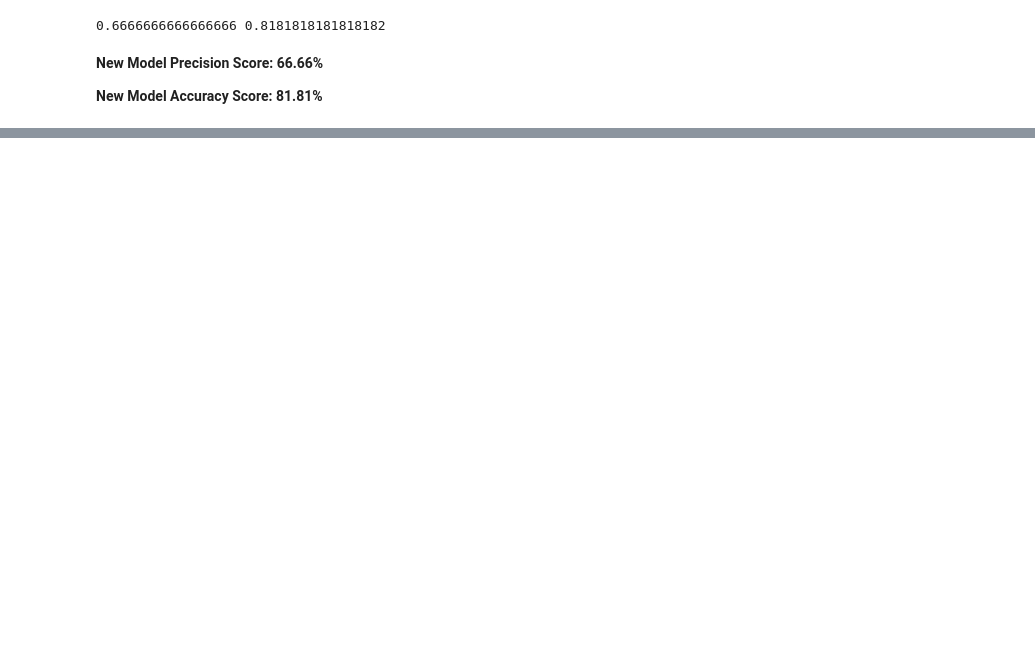
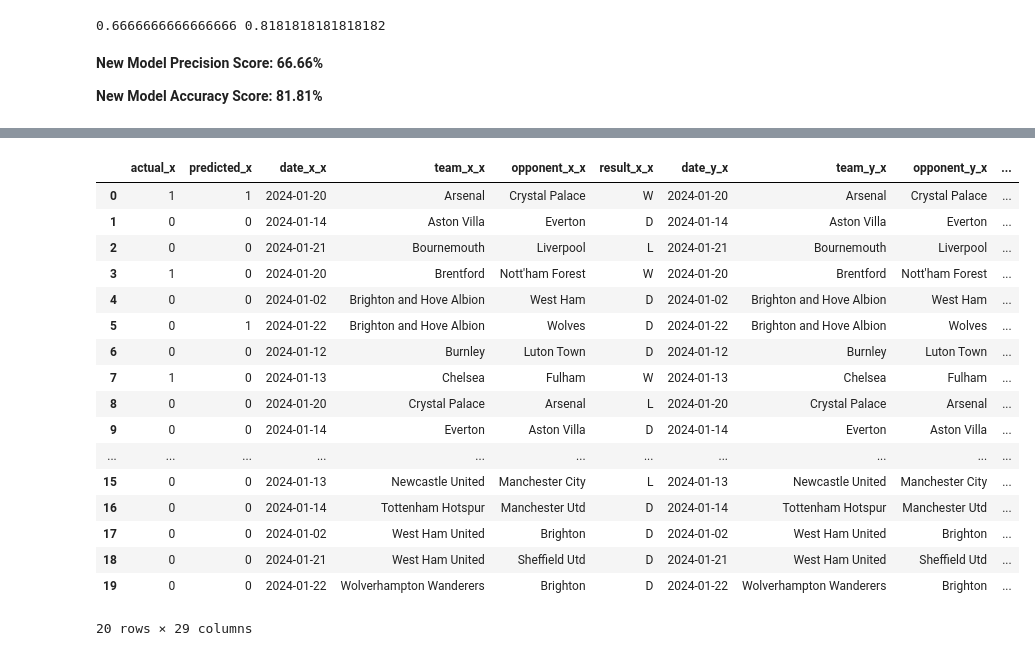
Before and after one commit to ammaarmelethil/Premier_League_Match_Winners_Prediction, a Jupyter notebook: EPL_Pred_RandomForest.ipynb, the cells around one changed output, grey strips where cells are left out. Drawn from its saved outputs; the diff is of its cells as text; code cells hidden in the pictures; blank space fills up the shorter version.

```diff
--- a/EPL_Pred_RandomForest.ipynb
+++ b/EPL_Pred_RandomForest.ipynb
@@ -238,0 +242,3 @@ print(precision, acc)
+# %%
+combined = combined.merge(matches_rolling[["date", "team", "opponent", "result"]], left_index=True, right_index=True)
+combined.head(10)
@@ -238,0 +257,38 @@ print(precision, acc)
+# %%
+class MissingDict(dict):
+    __missing__ = lambda self, key: key
+
+
+map_values = {
+    "Brighton and Hove Albion": "Brighton",
+    "Manchester United": "Manchester Utd",
+    "Newcastle United": "Newcastle Utd",
+    "Tottenham Hotspur": "Tottenham",
+    "West Ham United": "West Ham",
+    "Wolverhampton Wanderers": "Wolves"
+}
+
+mapping = MissingDict(**map_values)
+# %%
+combined["new_team"] = combined["team"].map(mapping)
+merged = combined.merge(combined, left_on=["date", "new_team"], right_on=["date", "opponent"])
+merged
+# %% [output]
+|  | actual_x | predicted_x | date_x_x | team_x_x | opponent_x_x | result_x_x | date_y_x | team_y_x | opponent_y_x | ... |
+| 0 | 1 | 1 | 2024-01-20 | Arsenal | Crystal Palace | W | 2024-01-20 | Arsenal | Crystal Palace | ... |
+| 1 | 0 | 0 | 2024-01-14 | Aston Villa | Everton | D | 2024-01-14 | Aston Villa | Everton | ... |
+| 2 | 0 | 0 | 2024-01-21 | Bournemouth | Liverpool | L | 2024-01-21 | Bournemouth | Liverpool | ... |
+| 3 | 1 | 0 | 2024-01-20 | Brentford | Nott'ham Forest | W | 2024-01-20 | Brentford | Nott'ham Forest | ... |
+| 4 | 0 | 0 | 2024-01-02 | Brighton and Hove Albion | West Ham | D | 2024-01-02 | Brighton and Hove Albion | West Ham | ... |
+| 5 | 0 | 1 | 2024-01-22 | Brighton and Hove Albion | Wolves | D | 2024-01-22 | Brighton and Hove Albion | Wolves | ... |
+| 6 | 0 | 0 | 2024-01-12 | Burnley | Luton Town | D | 2024-01-12 | Burnley | Luton Town | ... |
+| 7 | 1 | 0 | 2024-01-13 | Chelsea | Fulham | W | 2024-01-13 | Chelsea | Fulham | ... |
+| 8 | 0 | 0 | 2024-01-20 | Crystal Palace | Arsenal | L | 2024-01-20 | Crystal Palace | Arsenal | ... |
+| 9 | 0 | 0 | 2024-01-14 | Everton | Aston Villa | D | 2024-01-14 | Everton | Aston Villa | ... |
+| ... | ... | ... | ... | ... | ... | ... | ... | ... | ... | ... |
+| 15 | 0 | 0 | 2024-01-13 | Newcastle United | Manchester City | L | 2024-01-13 | Newcastle United | Manchester City | ... |
+| 16 | 0 | 0 | 2024-01-14 | Tottenham Hotspur | Manchester Utd | D | 2024-01-14 | Tottenham Hotspur | Manchester Utd | ... |
+| 17 | 0 | 0 | 2024-01-02 | West Ham United | Brighton | D | 2024-01-02 | West Ham United | Brighton | ... |
+| 18 | 0 | 0 | 2024-01-21 | West Ham United | Sheffield Utd | D | 2024-01-21 | West Ham United | Sheffield Utd | ... |
+| 19 | 0 | 0 | 2024-01-22 | Wolverhampton Wanderers | Brighton | D | 2024-01-22 | Wolverhampton Wanderers | Brighton | ... |
+20 rows × 29 columns
```
Also changed, not shown: parts of 8 cells of this notebook.
